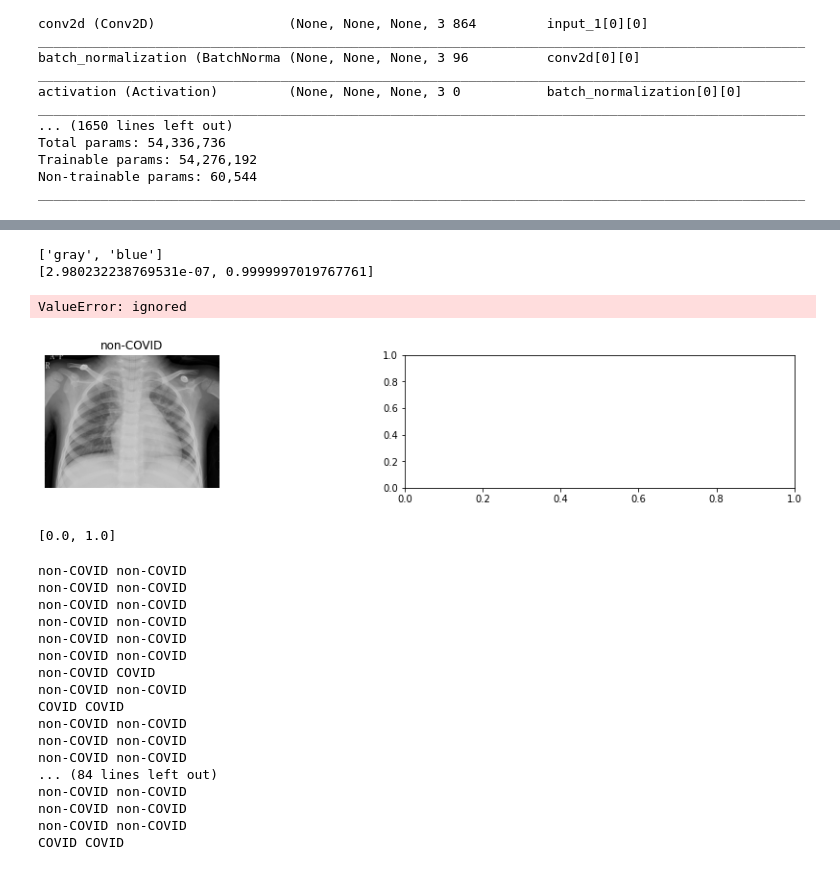
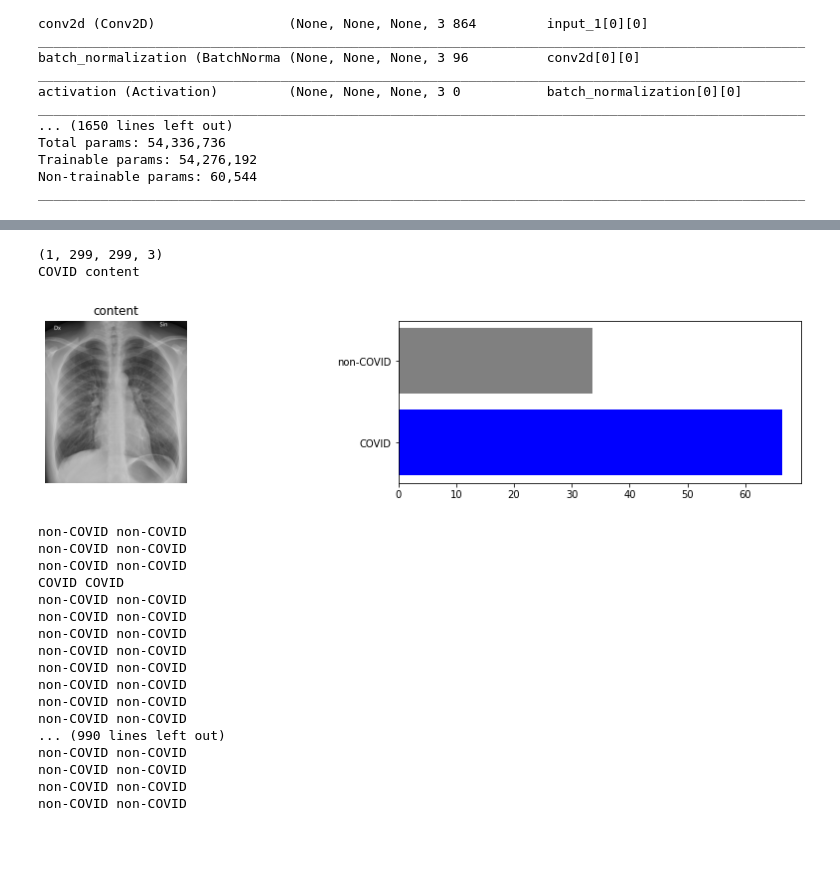
Before and after one commit to whiteBerryJ/Detect-COVID-vs-non-COVID, a Jupyter notebook: Covid_classification_2class.ipynb, the cells around one changed output, grey strips where cells are left out. Cells and saved outputs as stored; diff of their text form; code cells hidden in the pictures; blank space fills up the shorter version.

Commit message:
data improved model

```diff
--- a/Covid_classification_2class.ipynb
+++ b/Covid_classification_2class.ipynb
@@ -22,11 +22,11 @@ batch_size = 1
 valid_size = 1
 # 학습 및 검증 데이터용 ImageDataGenerator 생성해 놓기
 train_datagen = ImageDataGenerator(rescale=1./255.,
-                                   validation_split = 0.20)
+                                   validation_split = 0.10)
 
 #검증데이터는 정규화 외에 따로 조정 없음
 valid_datagen = ImageDataGenerator(rescale=1./255.,
-                                   validation_split = 0.20)
+                                   validation_split = 0.10)
 
 #flow_from_directory()는 앞서 배운 flow()와 비슷, 단 경로를 통채로 가져올 수 있음
 # seed 값이 같으므로 train subset과 validation subset이 중복될 일은 없다.
@@ -138,18 +134,13 @@ print(valid_Y.shape)
 # Make Classifier Model
 def create_model():
     input = Input(shape=feature_model.output.shape[1:])
+    x = GlobalAveragePooling2D()(input)
 
-
-    x = BatchNormalization()(input)
-
-    x = GlobalAveragePooling2D()(x)
-
+    x = Dense(512, activation='relu')(x)
+    x = BatchNormalization()(x)
     x = Dense(256, activation='relu')(x)
-
     x = tf.keras.layers.Dropout(0.6)(x)
-
     predictions = Dense(1, activation='sigmoid')(x)
-
     model = Model(inputs=input, outputs=predictions)
 
     model.compile(optimizer='adam',loss='binary_crossentropy',metrics=['accuracy'])
@@ -168,7 +159,7 @@ cp = ModelCheckpoint(filepath=checkpoint_path,
                                 monitor='val_accuracy',
                                 verbose=1)
 
-es = EarlyStopping(patience=10, verbose=1)
+es = EarlyStopping(patience=30, verbose=1)
 history = model.fit(train_features, train_Y,
                     validation_data=(valid_features, valid_Y),
                     epochs = 200,
@@ -371,2 +361,2 @@ Found 1288 images belonging to 2 classes.
 # %%
-model2 = load_model('/content/drive/My Drive/인공지능 학습관련/covid_model_best_2class.h5')
+# model2 = load_model('/content/drive/My Drive/인공지능 학습관련/covid_model_best_2class.h5')
@@ -378,16 +366,15 @@ import cv2
 
 predictY = []
 realY = []
-ratio = []
-iter = 10
+iter = 1
 model = model2
 
 unique_sorted_Y = ['COVID','non-COVID']
-plt.figure(figsize=(16,iter*3))
-
 
 for i in range(iter):
-    image_path = random.choice(test_generator.filepaths)
+    plt.figure(figsize=(16,iter*3))
+    # image_path = random.choice(test_generator.filepaths)
+    image_path='/content/Normal_posteroanterior_(PA)_chest_radiograph_(X-ray).jpg'
 
     #출력 범위 설정
     plt.subplot(iter,2,i*2+1)
@@ -402,11 +389,12 @@ for i in range(iter):
     plt.title(real_y)
     plt.axis('off')
     #unique_sorted_Y 에 저장된 값을 바탕으로 real_y의 위치 값 할당
-    idx = unique_sorted_Y.index(real_y)
+    # idx = unique_sorted_Y.index(real_y)
     # idx → ex) 81, ...
 
     #예측값 표기
     plt.subplot(iter,2,i * 2+2)
+
     img_size = (299, 299)
     # 이미지 불러오기 및 이미지 크기 조정
     img = keras.preprocessing.image.load_img(image_path, target_size=img_size)
@@ -416,49 +404,44 @@ for i in range(iter):
     img = img / 255.0
     # 모델의 인풋 타입에 맞게 차원을 하나 늘림
     img = np.expand_dims(img, axis=0)
+    print(img.shape)
 
     #img를 Inception V3의 특징 추출기 feature_model을 활용하여 특징 벡터를 생성.
     feature_vector = feature_model.predict(img)
 
     # 앞서 생성한 model 분류기를 통해 예측 수행
     prediction = model.predict(feature_vector)[0]
 
     color = ['gray'] * 2
     if prediction <= 0.5:
         predict = 0
         color[0] = 'blue'
+        label = 'COVID'
     else:
         predict = 1
         color[1] = 'blue'
-
-    print(color)
+        label = 'non-COVID'
 
     covid_ratio = float(1-prediction)
     non_ration = float(prediction)
 
-    ratio.append(covid_ratio)
-    ratio.append(non_ration)
-
-    print(ratio)
+    ratio = np.zeros(2)
+    ratio[0] = covid_ratio
+    ratio[1] = non_ration
 
     #가로 막대 그리기
     plt.barh(range(2), ratio * 100, color = color)
     plt.yticks(range(2), unique_sorted_Y)
 
     # print(labels[0], realY[0])
-    predictY.append(labels[0])
+    predictY.append(label)
     realY.append(real_y)
-    print(labels[0],real_y)
+    print(label,real_y)
     plt.show()
 # %% [output]
-['gray', 'blue']
-[2.980232238769531e-07, 0.9999997019767761]
+(1, 299, 299, 3)
+COVID content
-ValueError: ignored
-[figure, old version]
+[figure, new version]
-# %%
-ratio
-# %% [output]
-[0.0, 1.0]
 # %%
 # 글자만.
 import random
@@ -466,8 +449,8 @@ import cv2
 
 predictY = []
 realY = []
-iter = 100
-
+iter = 1000
+model = model2
 unique_sorted_Y = ['COVID','non-COVID']
 
 for i in range(iter):
@@ -506,23 +489,23 @@ for i in range(iter):
     realY.append(real_y)
     print(label,real_y)
 # %% [output]
+non-COVID non-COVID
+non-COVID non-COVID
+non-COVID non-COVID
+COVID COVID
 non-COVID non-COVID
 non-COVID non-COVID
 non-COVID non-COVID
 non-COVID non-COVID
 non-COVID non-COVID
 non-COVID non-COVID
-non-COVID COVID
 non-COVID non-COVID
-COVID COVID
+non-COVID non-COVID
+... (990 lines left out)
 non-COVID non-COVID
 non-COVID non-COVID
 non-COVID non-COVID
-... (84 lines left out)
 non-COVID non-COVID
-non-COVID non-COVID
-non-COVID non-COVID
-COVID COVID
 # %%
 import itertools
 from sklearn.metrics import confusion_matrix
```
Also changed, not shown: parts of 13 cells of this notebook, 1 other file.
